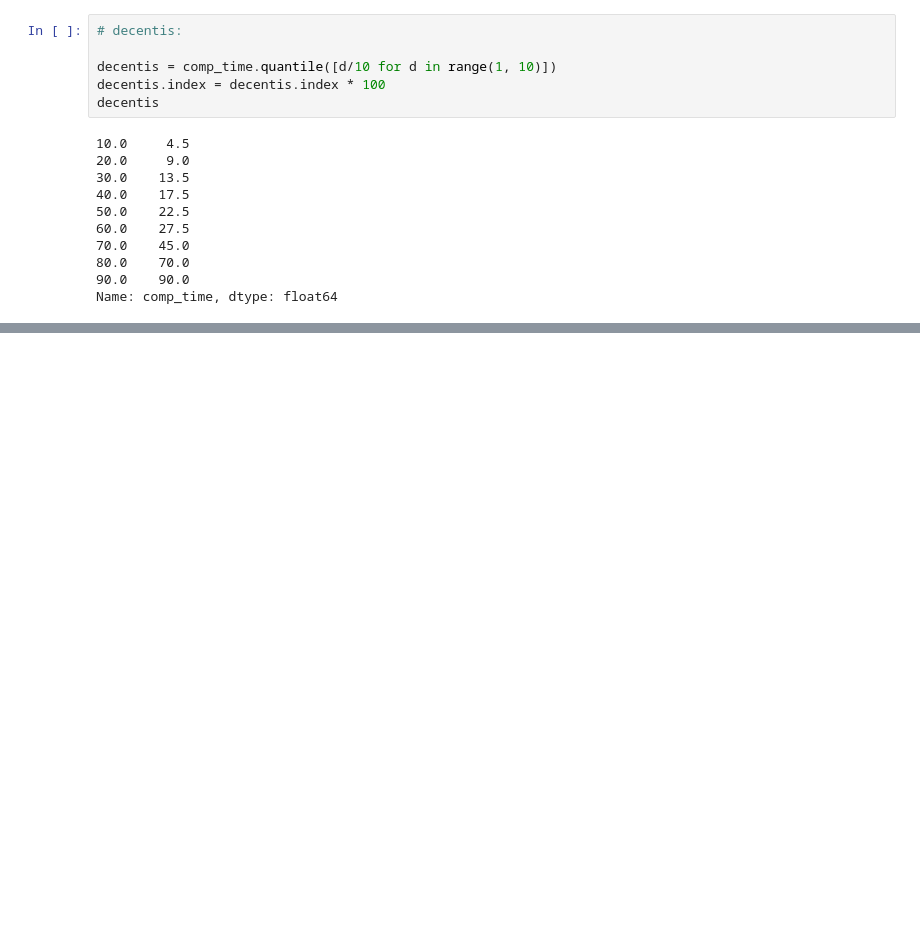
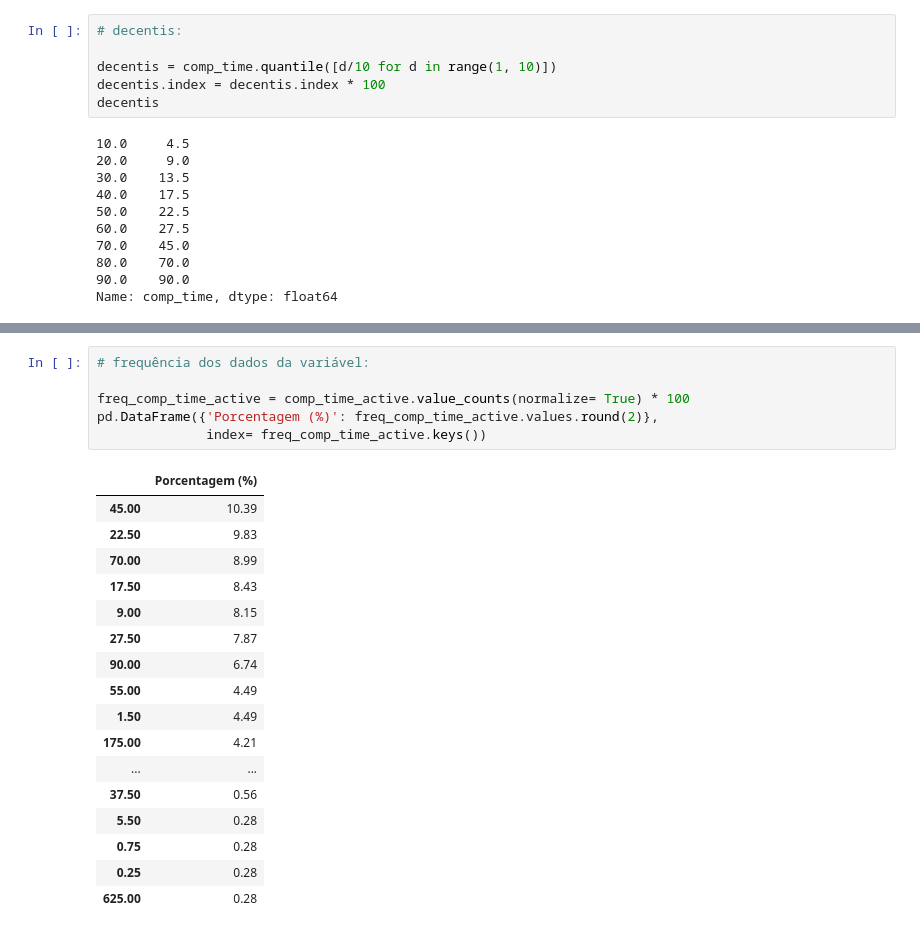
Before and after one commit to DamodaraBarbosa/xbox_game_pass_analisys, a Jupyter notebook: Statistical_Analisys_Xbox_Game_Pass.ipynb, the cells around one changed output, grey strips where cells are left out. Cells and saved outputs as stored; diff of their text form; blank space fills up the shorter version.

```diff
--- a/Statistical_Analisys_Xbox_Game_Pass.ipynb
+++ b/Statistical_Analisys_Xbox_Game_Pass.ipynb
@@ -832,0 +873,24 @@ KeyError: ignored
+# %%
+# frequência dos dados da variável:
+
+freq_comp_time_active = comp_time_active.value_counts(normalize= True) * 100
+pd.DataFrame({'Porcentagem (%)': freq_comp_time_active.values.round(2)},
+              index= freq_comp_time_active.keys())
+# %% [output]
+|  | Porcentagem (%) |
+| 45.00 | 10.39 |
+| 22.50 | 9.83 |
+| 70.00 | 8.99 |
+| 17.50 | 8.43 |
+| 9.00 | 8.15 |
+| 27.50 | 7.87 |
+| 90.00 | 6.74 |
+| 55.00 | 4.49 |
+| 1.50 | 4.49 |
+| 175.00 | 4.21 |
+| ... | ... |
+| 37.50 | 0.56 |
+| 5.50 | 0.28 |
+| 0.75 | 0.28 |
+| 0.25 | 0.28 |
+| 625.00 | 0.28 |
```
Also changed, not shown: parts of 23 cells of this notebook.
